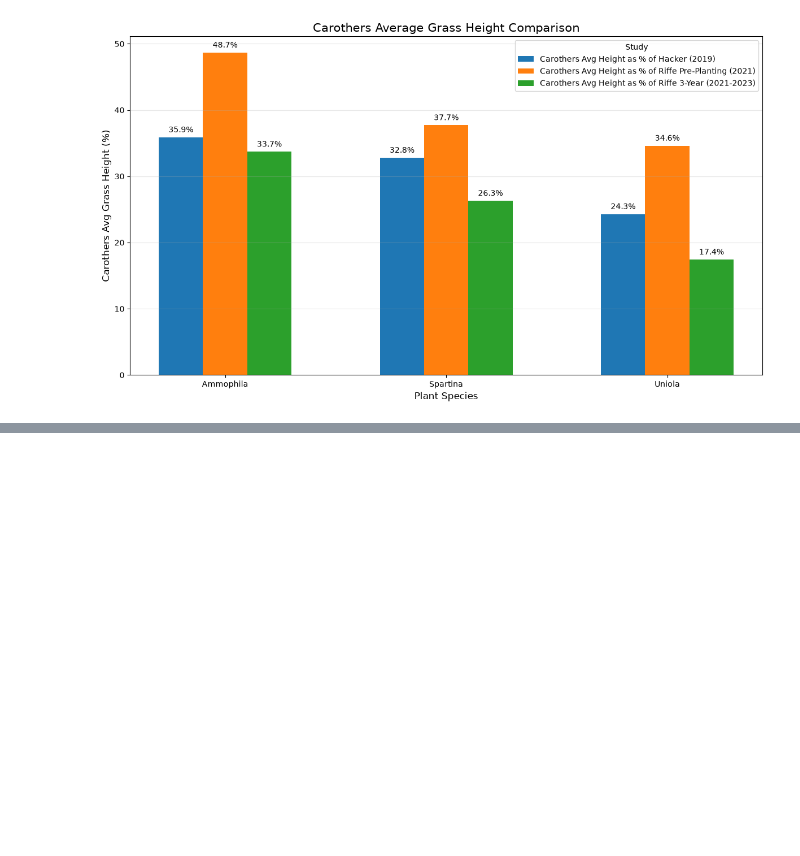
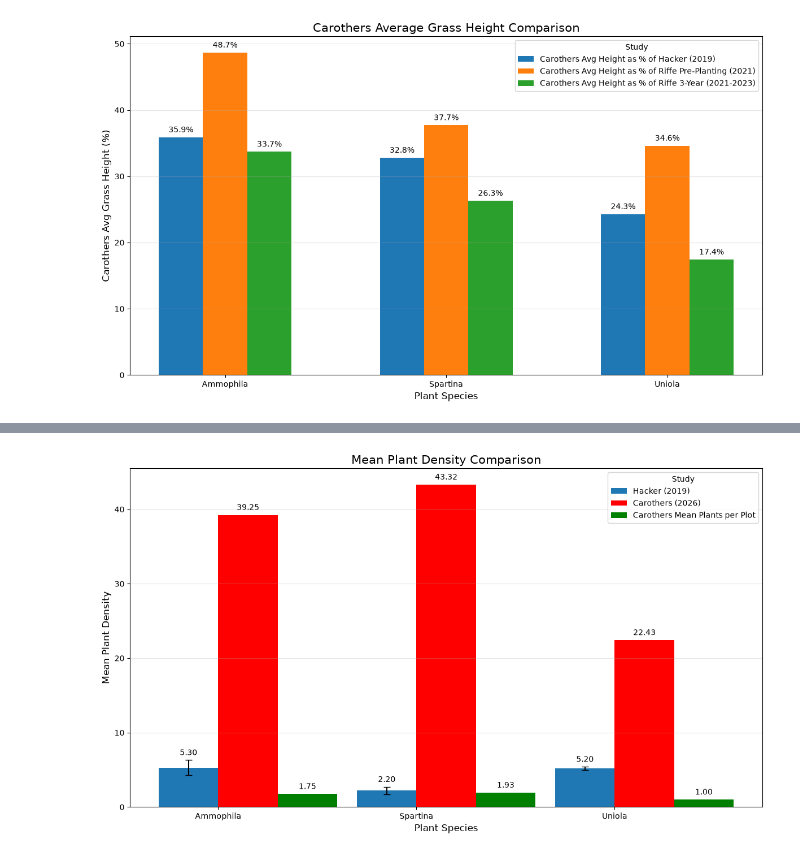
Before and after one commit to stromc485/CECL, a Jupyter notebook: Metamorphics_Plotting.ipynb, the cells around one changed output, grey strips where cells are left out. Cells and saved outputs as stored; diff of their text form; code cells hidden in the pictures; blank space fills up the shorter version.

```diff
--- a/Metamorphics_Plotting.ipynb
+++ b/Metamorphics_Plotting.ipynb
@@ -776,0 +803,4 @@ plt.show()
+# %%
+# Loading Carothers Plants per plot
+Plants_per_plot = pd.read_csv("/Users/Charlotte/Desktop/SeniorYear/CECL/CECL/Carothers_Plants_per_plot.csv", encoding='latin1')
+Plants_per_plot.fillna("-")
@@ -776,0 +835,11 @@ plt.show()
+# %%
+# Calculating plant density of Carothers per plant using the formula: Plant Density = (Mean Number of Plants) / Surface Area of Plot (m²)
+
+
+Carothers_Plant_Density_AB = (Carothers_mean_plants_per_plot_AB) / surface_area_in_meters_squared # 1.75 / 0.04
+Carothers_Plant_Density_SP = (Carothers_mean_plants_per_plot_SP) / surface_area_in_meters_squared # 1.25 / 0.04
+Carothers_Plant_Density_UP = (Carothers_mean_plants_per_plot_UP) / surface_area_in_meters_squared # 1.5 / 0.04
+
+print(Carothers_Plant_Density_AB)
+print(Carothers_Plant_Density_SP)
+print(Carothers_Plant_Density_UP)
@@ -776,0 +850,67 @@ plt.show()
+# %%
+# Species
+species = ["Ammophila", "Spartina", "Uniola"]
+
+# Mean plant heights (cm)
+
+Mean_PPP = [
+    Carothers_mean_plants_per_plot_AB,
+    Carothers_mean_plants_per_plot_SP,
+    Carothers_mean_plants_per_plot_UP
+]
+
+Carothers = [
+    Carothers_Plant_Density_AB,
+    Carothers_Plant_Density_SP,
+    Carothers_Plant_Density_UP
+
+]
+
+
+hacker = [
+    Hacker_Plant_Density_AB,  # Ammophila
+    Hacker_Plant_Density_SP,  # Spartina
+    Hacker_Plant_Density_UP  # Uniola
+]
+
+
+# 95% confidence intervals
+
+hacker_ci = [
+    Hacker_Plant_Density_AB_95,
+    Hacker_Plant_Density_SP_95,
+    Hacker_Plant_Density_UP_95
+]
+
+
+# Set up bar chart
+x = np.arange(len(species))
+width = 0.3
+
+fig, ax = plt.subplots(figsize=(12, 7))
+
+# Study groups
+hacker_blades_bars = ax.bar(x - 0.5*width, hacker, width,
+       yerr=hacker_ci, capsize=4, label="Hacker (2019)")
+carothers_blades_bars = ax.bar(x + 0.5*width, Carothers, width, capsize=4, label="Carothers (2026)",
+                               color='red')
+Mean_PPP_bars = ax.bar(x + 1.5*width, Mean_PPP, width, capsize=4, label="Carothers Mean Plants per Plot", color='green')
+
+# Labels and formatting
+ax.set_xlabel("Plant Species", fontsize=12)
+ax.set_ylabel("Mean Plant Density", fontsize=12)
+ax.set_title("Mean Plant Density Comparison", fontsize=15)
+ax.bar_label(hacker_blades_bars, padding=4, fontsize=10, fmt='%.2f')
+ax.bar_label(carothers_blades_bars, padding=4, fontsize=10, fmt='%.2f')
+ax.bar_label(Mean_PPP_bars, padding=4, fontsize=10, fmt='%.2f')
+
+ax.set_xticks(x)
+ax.set_xticklabels(species)
+
+ax.legend(title="Study")
+ax.grid(axis="y", alpha=0.3)
+
+plt.tight_layout()
+plt.show()
+# %% [output]
+[figure, added]
```
Also changed, not shown: parts of 7 cells of this notebook, 1 other file.
